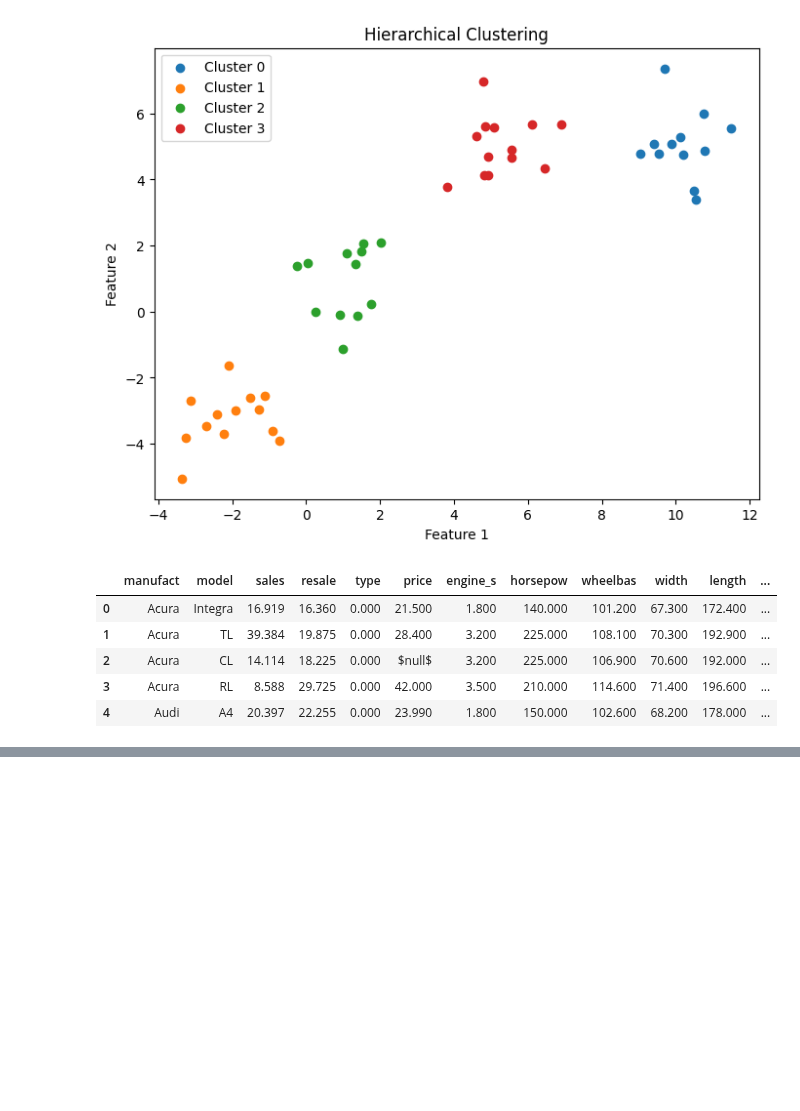
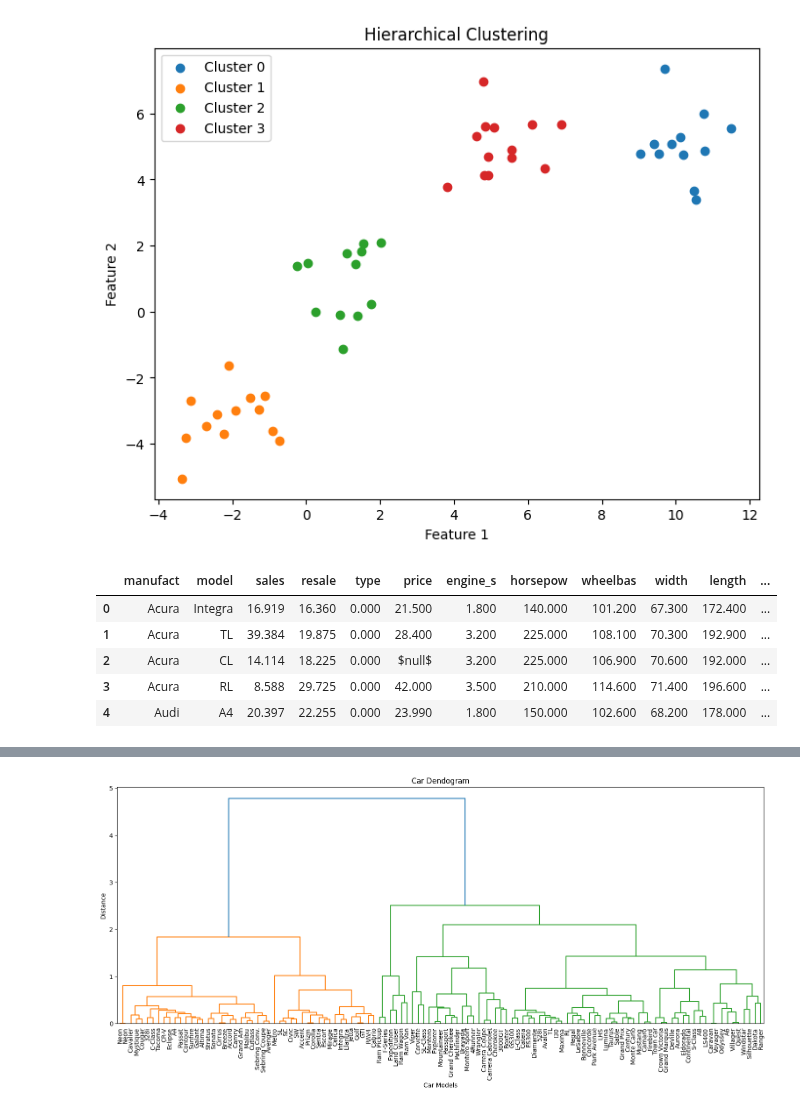
Before and after one commit to iamaryav/ai-notebooks, a Jupyter notebook: Analyzing_competitor_cars_clustering.ipynb, the cells around one changed output, grey strips where cells are left out. Cells and saved outputs as stored; diff of their text form; code cells hidden in the pictures; blank space fills up the shorter version.

```diff
--- a/Analyzing_competitor_cars_clustering.ipynb
+++ b/Analyzing_competitor_cars_clustering.ipynb
@@ -108,0 +136,12 @@ dtype: object
+# %%
+# Data cleaning
+# converting to number since everything is object
+# removing NaN and resetting indexes
+car_df[['sales', 'resale', 'type', 'price', 'engine_s',
+       'horsepow', 'wheelbas', 'width', 'length', 'curb_wgt', 'fuel_cap',
+       'mpg', 'lnsales', 'partition']] = car_df[['sales', 'resale', 'type', 'price', 'engine_s',
+       'horsepow', 'wheelbas', 'width', 'length', 'curb_wgt', 'fuel_cap',
+       'mpg', 'lnsales', 'partition']].apply(pd.to_numeric, errors="coerce")
+car_df = car_df.dropna()
+car_df = car_df.reset_index(drop=True)
+print(car_df.size)
@@ -108,0 +150,12 @@ dtype: object
+# %%
+# Feature to select
+feature_set = car_df[['engine_s', 'horsepow', 'wheelbas', 'width', 'length', 'curb_wgt', 'fuel_cap',
+       'mpg']]
+# %%
+# Normalizing the data
+# min max scaler = x_scaled = (x - x_min) / (x_max - x_min)
+from sklearn.preprocessing import MinMaxScaler
+x = feature_set.values
+min_max_scaler = MinMaxScaler()
+feature_mtx = min_max_scaler.fit_transform(x)
+feature_mtx[0:5]
@@ -108,0 +173,11 @@ dtype: object
+# %%
+# Clustering using scipy library
+linkage_matrix = linkage(feature_mtx, method="ward")
+plt.figure(figsize=(19, 7))
+plt.title("Car Dendogram")
+plt.xlabel("Car Models")
+plt.ylabel("Distance")
+dendrogram(linkage_matrix,labels=car_df['model'].values, leaf_rotation=90, leaf_font_size=10)
+plt.show()
+# %% [output]
+[figure, added]
```
Also changed, not shown: parts of 12 cells of this notebook.
